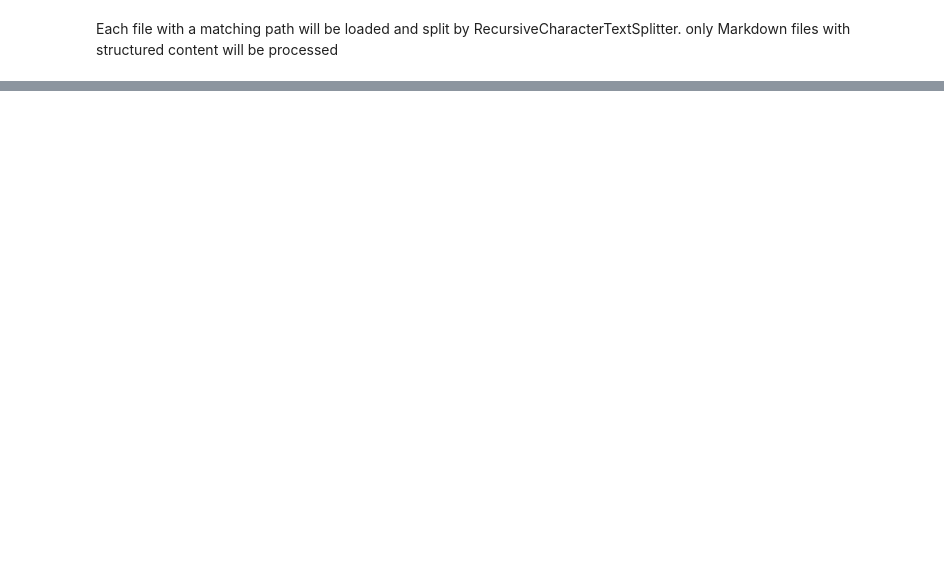
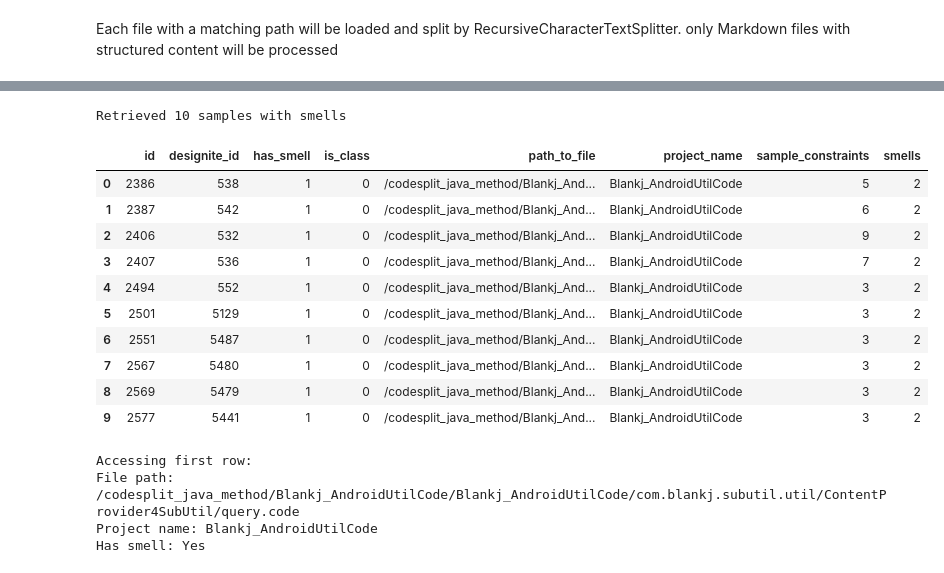
Before and after one commit to hpietukhin/smellai, a Jupyter notebook: may25/experiment1.ipynb, the cells around one changed output, grey strips where cells are left out. Drawn from its saved outputs; the diff is of its cells as text; code cells hidden in the pictures; blank space fills up the shorter version.

```diff
--- a/may25/experiment1.ipynb
+++ b/may25/experiment1.ipynb
@@ -106,7 +108,19 @@ ModuleNotFoundError: No module named 'kaggle_secrets'
 # %%
-smells_match = "smells/content/smells/**/*.md"
-all_smells = glob(smells_match, recursive=True)
+#smells_match = "smells/content/smells/**/*.md"
+smell_files = [
+    "smells/content/smells/duplicated-code.md",
+    "smells/content/smells/long-method.md",
+    "smells/content/smells/large-class.md",
+    "smells/content/smells/long-parameter-list.md"
+]
+
+# Use glob to find each file individually
+all_smells = []
+for file_pattern in smell_files:
+    matches = glob(file_pattern)
+    all_smells.extend(matches)
+
 # Print the first 10 files
-print(f"First 5 of {len(all_smells)} markdown files:")
+print(f"Smells implemented in Sonarqube are represented by {len(all_smells)} markdown files:")
 for file in all_smells[:5]:
     print(f"  {file}")
@@ -587,0 +753,48 @@ if results:
+# %%
+import pandas as pd
+import mysql.connector
+
+# Connect to MySQL
+conn = mysql.connector.connect(
+    host="localhost",
+    user="root",
+    password="",
+    database="dacos"
+)
+
+# Create cursor and run queries
+cursor = conn.cursor()
+cursor.execute("SELECT id, designite_id, has_smell, is_class, path_to_file, project_name, sample_constraints, smells FROM tagman5.sample WHERE smells IN (2) LIMIT 10")
+rows = cursor.fetchall()
+
+column_names = [column[0] for column in cursor.description]
+
+df = pd.DataFrame(rows, columns=column_names)
+
+print(f"Retrieved {len(df)} samples with smells")
+display(df)
+
+if len(df) > 0:
+    print("\nAccessing first row:")
+    print(f"File path: {df.iloc[0]['path_to_file']}")
+    print(f"Project name: {df.iloc[0]['project_name']}")
+    print(f"Has smell: {'Yes' if df.iloc[0]['has_smell'] else 'No'}")
+
+conn.close()
+# %% [output]
+Retrieved 10 samples with smells
+|  | id | designite_id | has_smell | is_class | path_to_file | project_name | sample_constraints | smells |
+| 0 | 2386 | 538 | 1 | 0 | /codesplit_java_method/Blankj_And... | Blankj_AndroidUtilCode | 5 | 2 |
+| 1 | 2387 | 542 | 1 | 0 | /codesplit_java_method/Blankj_And... | Blankj_AndroidUtilCode | 6 | 2 |
+| 2 | 2406 | 532 | 1 | 0 | /codesplit_java_method/Blankj_And... | Blankj_AndroidUtilCode | 9 | 2 |
+| 3 | 2407 | 536 | 1 | 0 | /codesplit_java_method/Blankj_And... | Blankj_AndroidUtilCode | 7 | 2 |
+| 4 | 2494 | 552 | 1 | 0 | /codesplit_java_method/Blankj_And... | Blankj_AndroidUtilCode | 3 | 2 |
+| 5 | 2501 | 5129 | 1 | 0 | /codesplit_java_method/Blankj_And... | Blankj_AndroidUtilCode | 3 | 2 |
+| 6 | 2551 | 5487 | 1 | 0 | /codesplit_java_method/Blankj_And... | Blankj_AndroidUtilCode | 3 | 2 |
+| 7 | 2567 | 5480 | 1 | 0 | /codesplit_java_method/Blankj_And... | Blankj_AndroidUtilCode | 3 | 2 |
+| 8 | 2569 | 5479 | 1 | 0 | /codesplit_java_method/Blankj_And... | Blankj_AndroidUtilCode | 3 | 2 |
+| 9 | 2577 | 5441 | 1 | 0 | /codesplit_java_method/Blankj_And... | Blankj_AndroidUtilCode | 3 | 2 |
+Accessing first row:
+File path: /codesplit_java_method/Blankj_AndroidUtilCode/Blankj_AndroidUtilCode/com.blankj.subutil.util/ContentProvider4SubUtil/query.code
+Project name: Blankj_AndroidUtilCode
+Has smell: Yes
```
Also changed, not shown: parts of 16 cells of this notebook, 1 other file.
